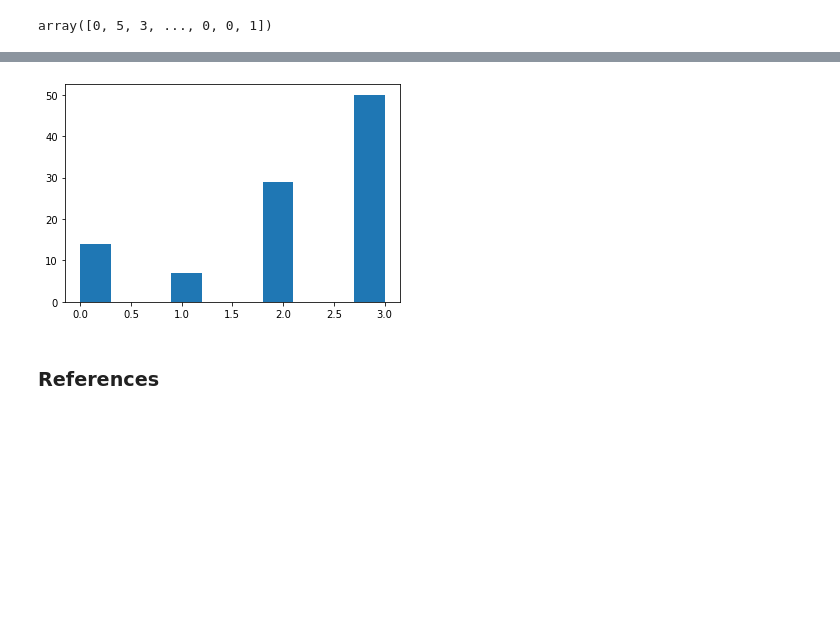
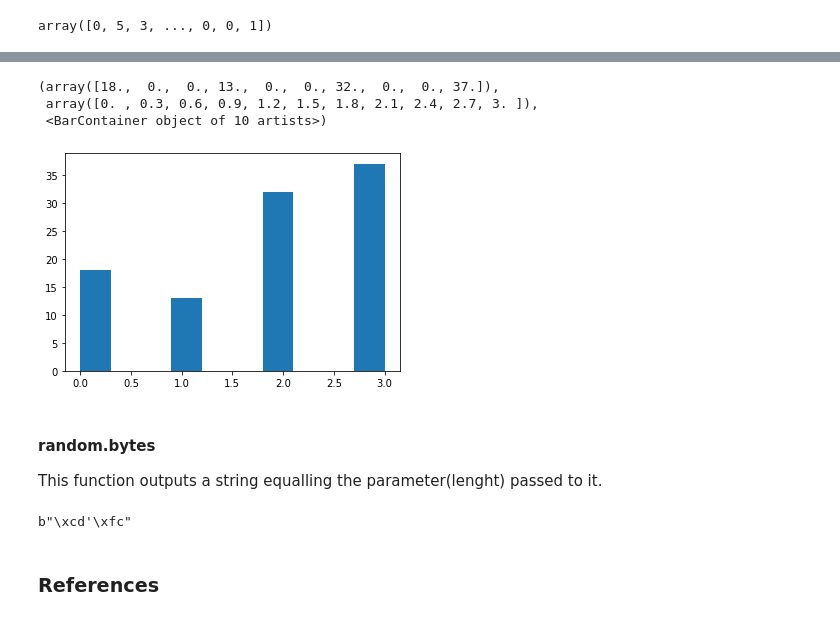
Before and after one commit to kmcd14/ProgrammingDA-assessment, a Jupyter notebook: numpy-random.ipynb, the cells around one changed output, grey strips where cells are left out. Drawn from its saved outputs; the diff is of its cells as text; code cells hidden in the pictures; blank space fills up the shorter version.

Commit message:
random.byte and fixing so earlier code

```diff
--- a/numpy-random.ipynb
+++ b/numpy-random.ipynb
@@ -239,7 +244,19 @@ array([0, 1, 2, 3, 3, 3, 3, 2, 2, 1, 3, 3, 3, 3, 2, 2, 2, 0, 3, 2, 2, 3,
 # %%
-#count, bins, ignored =plt.hist(prob)
+plt.hist(prob)
 # %% [output]
+(array([18.,  0.,  0., 13.,  0.,  0., 32.,  0.,  0., 37.]),
+ array([0. , 0.3, 0.6, 0.9, 1.2, 1.5, 1.8, 2.1, 2.4, 2.7, 3. ]),
+ <BarContainer object of 10 artists>)
-[figure, old version]
+[figure, new version]
+# %% [markdown]
+#### random.bytes
+
+This function outputs a string equalling the parameter(lenght) passed to it.
+# %%
+# Generates a string of 3 random bytes
+np.random.bytes(3)
+# %% [output]
+b"\xcd'\xfc"
 # %% [markdown]
 ### References
 # %% [markdown]
```
Also changed, not shown: parts of 3 cells of this notebook.
